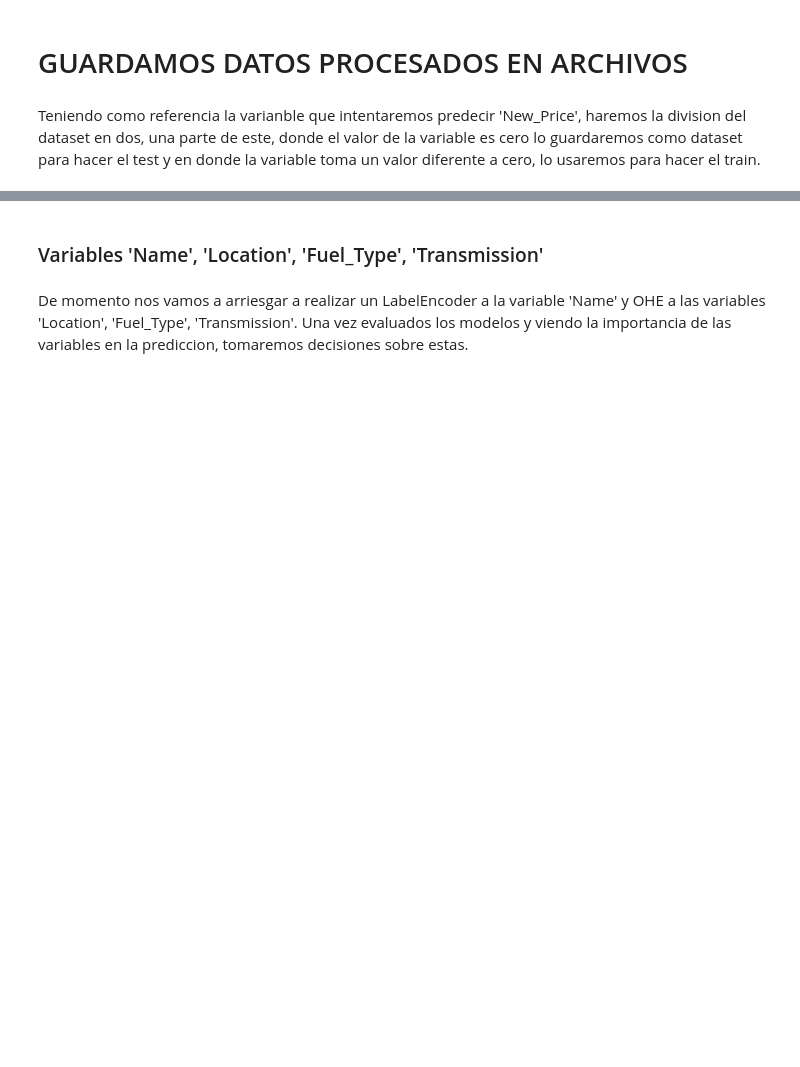
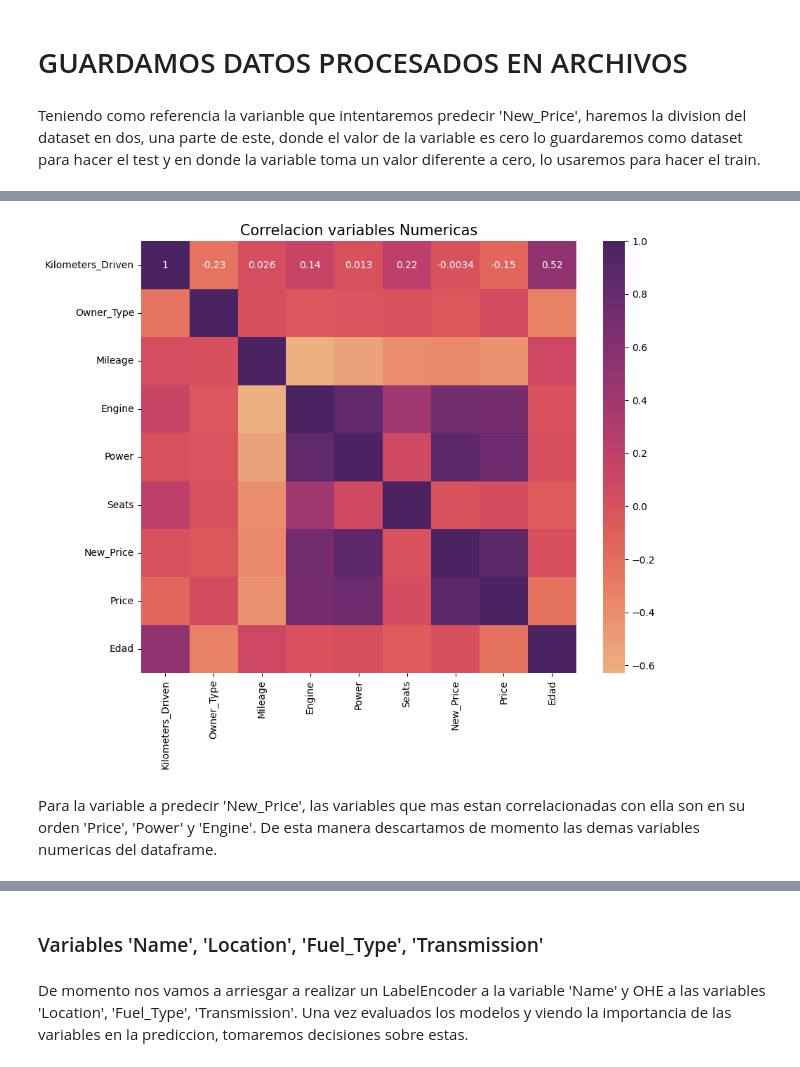
Before and after one commit to LMXCC79/Proyecto-ML-TheBridge, a Jupyter notebook: src/notebooks/limpieza.ipynb, the cells around one changed output, grey strips where cells are left out. Saved outputs shown, nothing was run; the diff lists cells and outputs as text; code cells hidden in the pictures; blank space fills up the shorter version.

```diff
--- a/src/notebooks/limpieza.ipynb
+++ b/src/notebooks/limpieza.ipynb
@@ -394,0 +395,3 @@ df_train
+# %%
+numeric_cols = df_train.select_dtypes(include=['float64', 'int64']).columns
+numeric_df = df_train[numeric_cols]
@@ -394,0 +411,10 @@ df_train
+# %%
+
+plt.figure(figsize=(10, 8))
+sns.heatmap(numeric_df.corr(), cmap='flare', annot=True)
+plt.title("Correlacion variables Numericas", size=15)
+plt.show()
+# %% [output]
+[figure, added]
+# %% [markdown]
+Para la variable a predecir 'New_Price', las variables que mas estan correlacionadas con ella son en su orden 'Price', 'Power' y 'Engine'. De esta manera descartamos de momento las demas variables numericas del dataframe.
```
Also changed, not shown: parts of 18 cells of this notebook, 3 other files.
